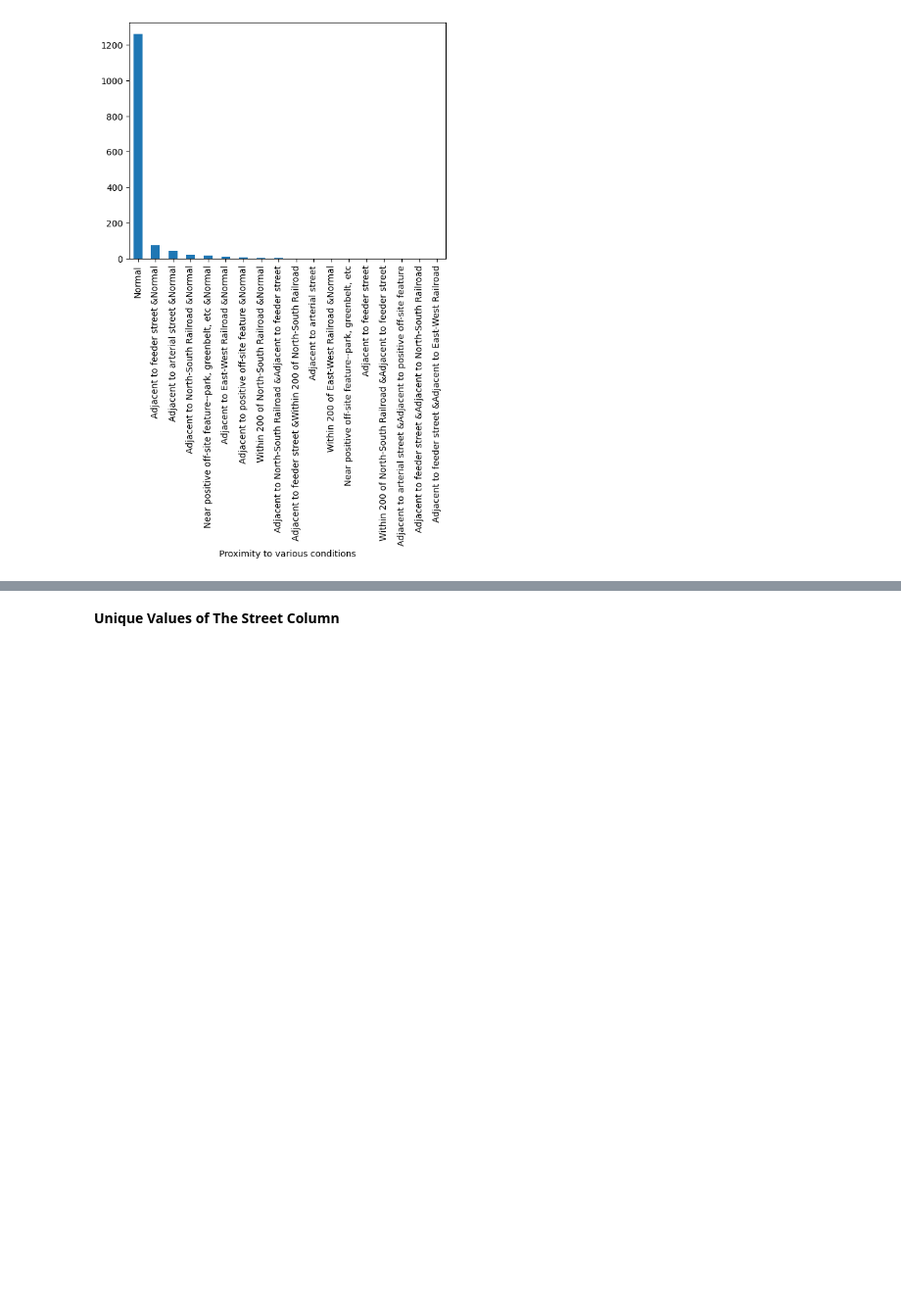
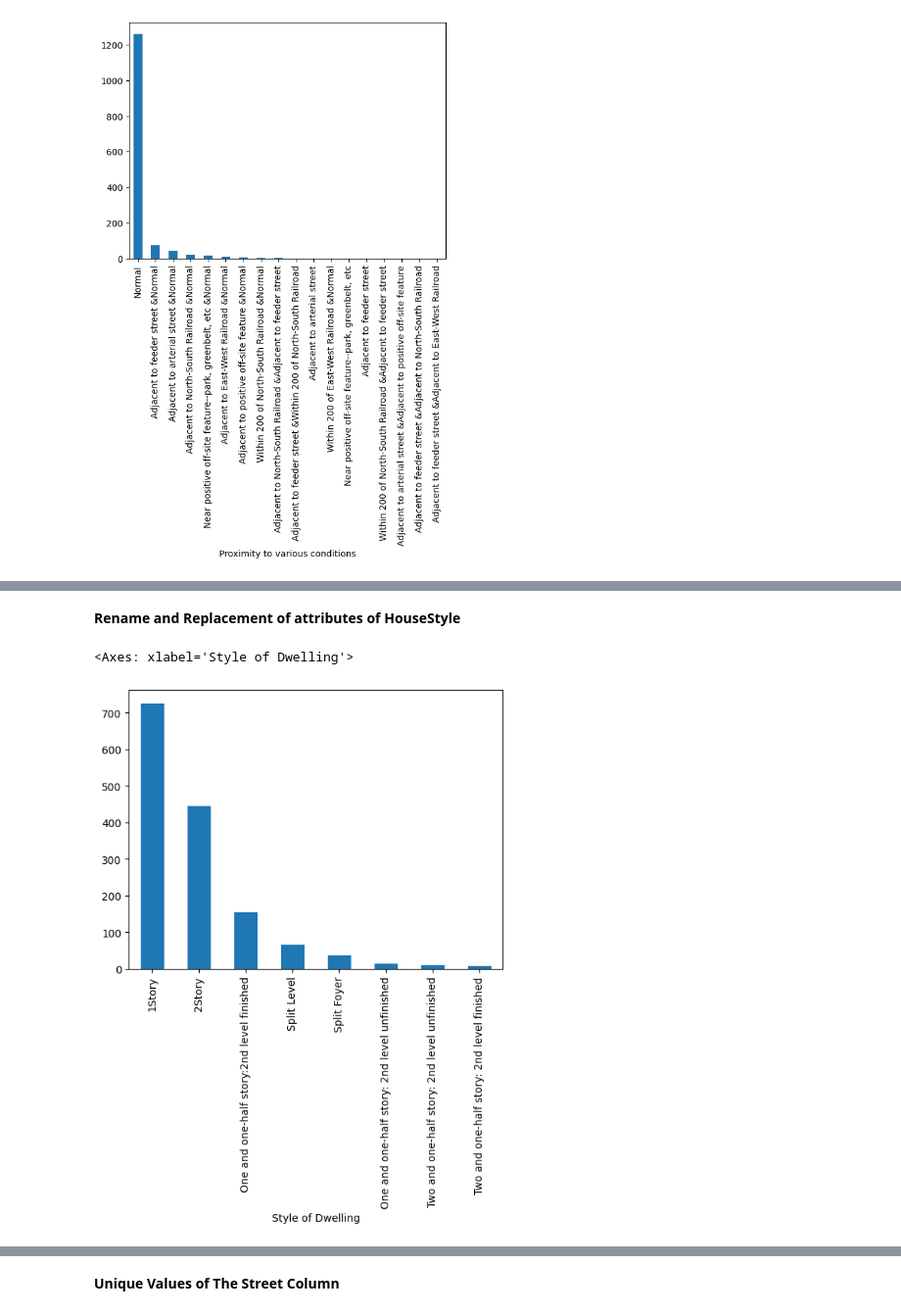
Before and after one commit to Deb052024/Data-Visualization, a Jupyter notebook: Real_Estate_House_Price.ipynb, the cells around one changed output, grey strips where cells are left out. Shown at 98% size. Drawn from its saved outputs; the diff is of its cells as text; code cells hidden in the pictures; blank space fills up the shorter version.

```diff
--- a/Real_Estate_House_Price.ipynb
+++ b/Real_Estate_House_Price.ipynb
@@ -759,0 +820,2 @@ df['Street']=df['Street'].replace({'Grvl':'Garvel','Pave':'Paved'})
+# %%
+df.rename(columns={'BldgType':'Dewlling Type'},inplace=True)
@@ -759,0 +844,13 @@ df['Street']=df['Street'].replace({'Grvl':'Garvel','Pave':'Paved'})
+# %% [markdown]
+**Rename and Replacement of attributes of HouseStyle**
+# %%
+df['HouseStyle']=df['HouseStyle'].replace({'1.5Fin':'One and one-half story:2nd level finished','1.5Unf':'One and one-half story: 2nd level unfinished','2.5Fin':'Two and one-half story: 2nd level finished','2.5Unf':'Two and one-half story: 2nd level unfinished',' SFoyer':'Split Foyer'})
+# %%
+df.rename(columns={'HouseStyle':'Style of Dwelling'},inplace=True)
+# %%
+df['Style of Dwelling']=df['Style of Dwelling'].replace({'SLvl':'Split Level','SFoyer':'Split Foyer'})
+# %%
+df['Style of Dwelling'].value_counts().plot(kind='bar')
+# %% [output]
+<Axes: xlabel='Style of Dwelling'>
+[figure, added]
```
Also changed, not shown: parts of 66 cells of this notebook.
